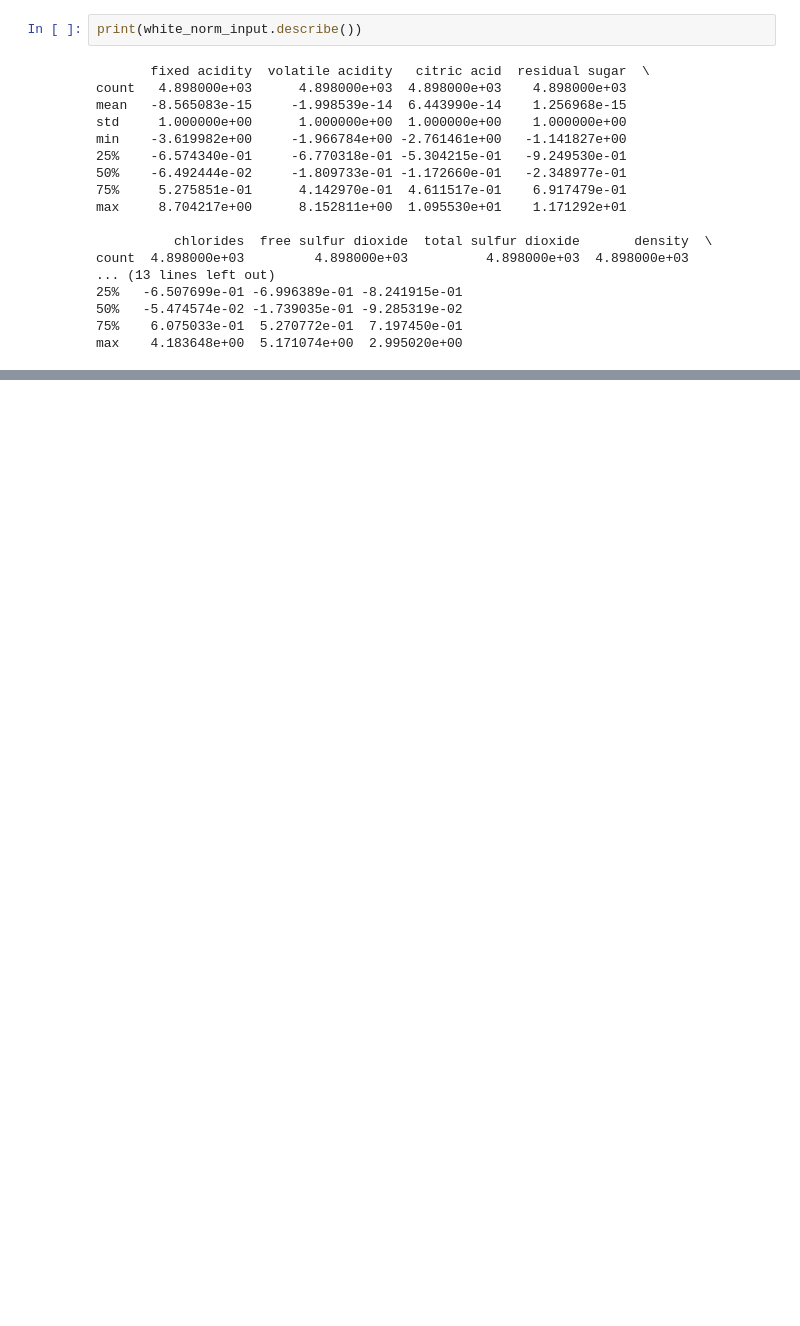
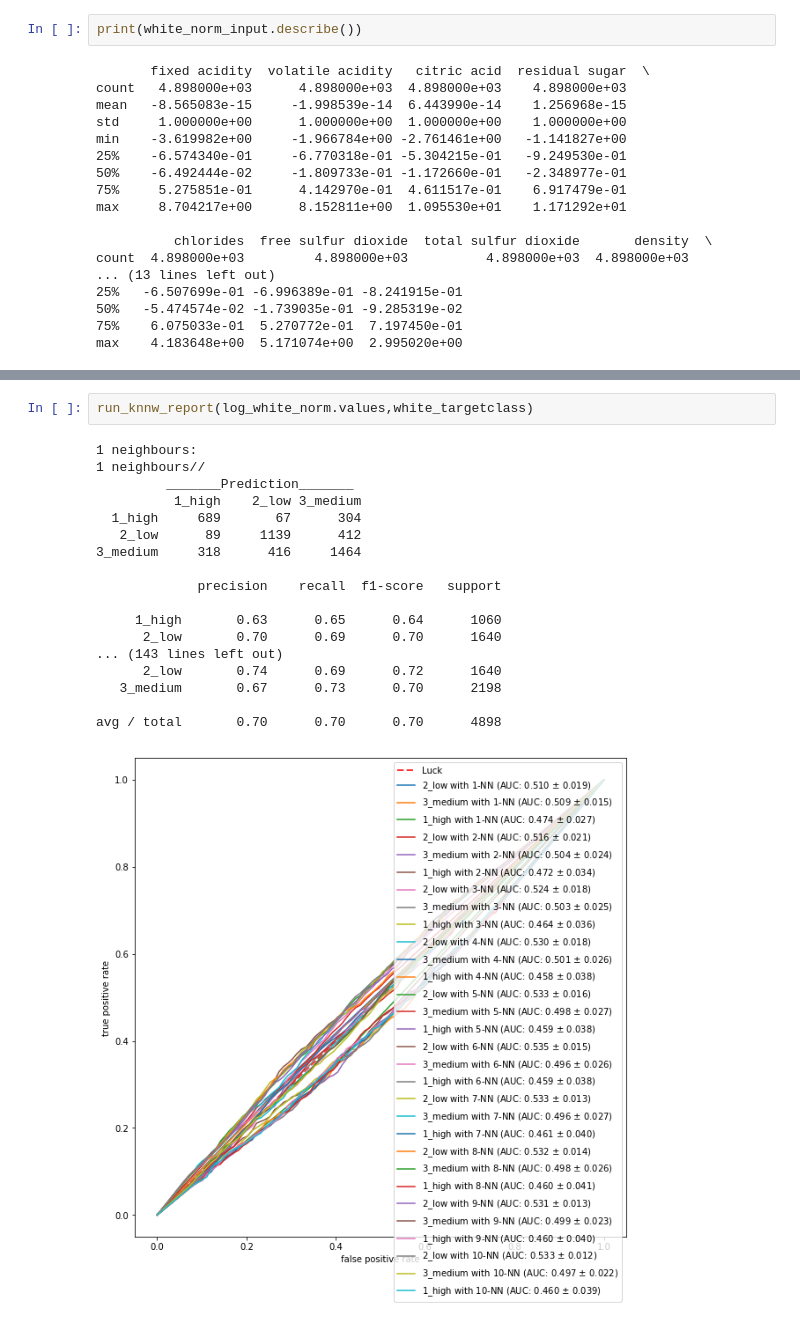
Before and after one commit to GeJulia/wineForTheWin, a Jupyter notebook: Michael-clean.ipynb, the cells around one changed output, grey strips where cells are left out. Drawn from its saved outputs; the diff is of its cells as text; blank space fills up the shorter version.

```diff
--- a/Michael-clean.ipynb
+++ b/Michael-clean.ipynb
@@ -512,0 +574,21 @@ Name: class, Length: 1599, dtype: object
+# %%
+run_knnw_report(log_white_norm.values,white_targetclass)
+# %% [output]
+1 neighbours:
+1 neighbours//
+         _______Prediction_______
+          1_high    2_low 3_medium
+  1_high     689       67      304
+   2_low      89     1139      412
+3_medium     318      416     1464
+
+             precision    recall  f1-score   support
+
+     1_high       0.63      0.65      0.64      1060
+      2_low       0.70      0.69      0.70      1640
+... (143 lines left out)
+      2_low       0.74      0.69      0.72      1640
+   3_medium       0.67      0.73      0.70      2198
+
+avg / total       0.70      0.70      0.70      4898
+[figure, added]
```
Also changed, not shown: parts of 20 cells of this notebook.
